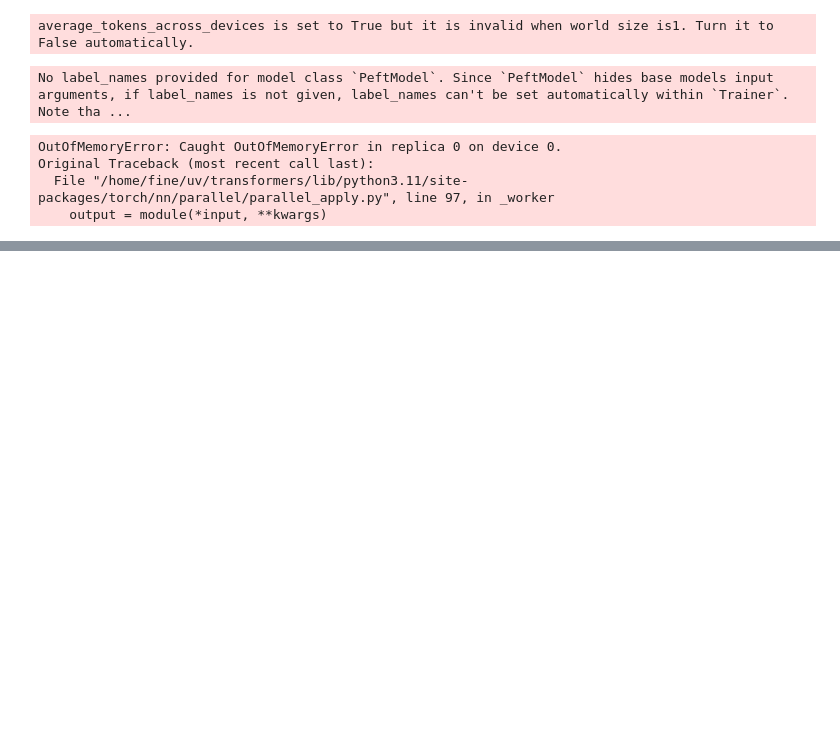
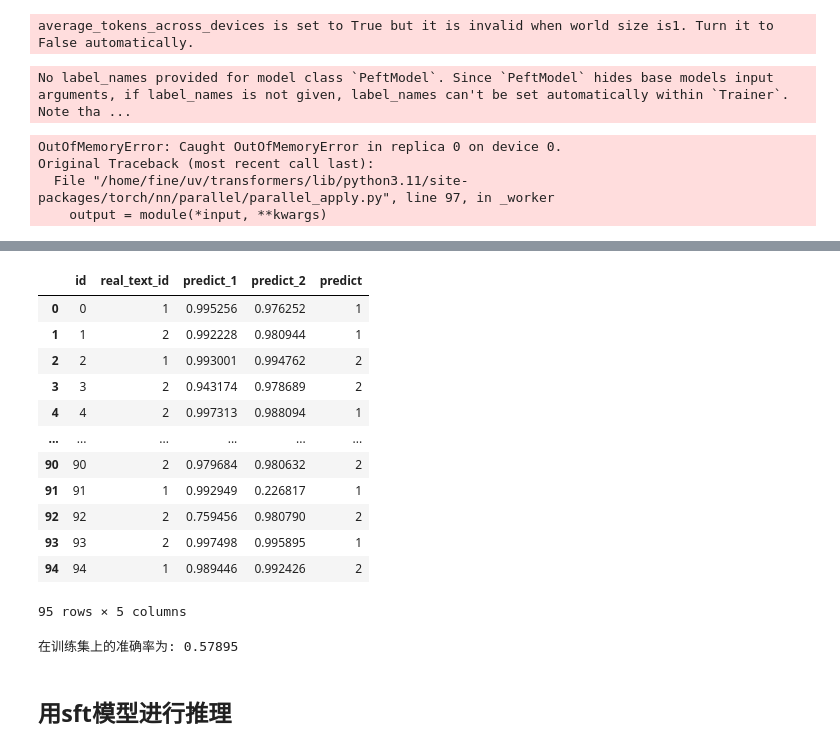
Before and after one commit to zhangdw156/fake-or-real, a Jupyter notebook: research.ipynb, the cells around one changed output, grey strips where cells are left out. Cells and saved outputs as stored; diff of their text form; code cells hidden in the pictures; blank space fills up the shorter version.

```diff
--- a/research.ipynb
+++ b/research.ipynb
@@ -248,0 +465,12 @@ trainer.save_model('model/sft/')
+# %%
+outpus_1=classifier(train_df_1['text'].tolist())
+outpus_2=classifier(train_df_2['text'].tolist())
+# %%
+predict_1 = [row[1]['score'] for row in outpus_1]
+predict_2 = [row[1]['score'] for row in outpus_2]
+# %%
+train_csv=pd.read_csv('data/train.csv')
+# %%
+train_csv['predict_1']=predict_1
+train_csv['predict_2']=predict_2
+train_csv
@@ -248,0 +491,28 @@ trainer.save_model('model/sft/')
+# %%
+import numpy as np
+
+# 当 predict_1 > predict_2 时为1，否则为2
+train_csv['predict'] = np.where(train_csv['predict_1'] > train_csv['predict_2'], 1, 2)
+train_csv
+# %% [output]
+|  | id | real_text_id | predict_1 | predict_2 | predict |
+| 0 | 0 | 1 | 0.995256 | 0.976252 | 1 |
+| 1 | 1 | 2 | 0.992228 | 0.980944 | 1 |
+| 2 | 2 | 1 | 0.993001 | 0.994762 | 2 |
+| 3 | 3 | 2 | 0.943174 | 0.978689 | 2 |
+| 4 | 4 | 2 | 0.997313 | 0.988094 | 1 |
+| ... | ... | ... | ... | ... | ... |
+| 90 | 90 | 2 | 0.979684 | 0.980632 | 2 |
+| 91 | 91 | 1 | 0.992949 | 0.226817 | 1 |
+| 92 | 92 | 2 | 0.759456 | 0.980790 | 2 |
+| 93 | 93 | 2 | 0.997498 | 0.995895 | 1 |
+| 94 | 94 | 1 | 0.989446 | 0.992426 | 2 |
+95 rows × 5 columns
+# %%
+train_csv['real_text_id']=train_csv['real_text_id'].astype(int)
+accuracy = (train_csv['real_text_id'] == train_csv['predict']).mean()
+print(f"在训练集上的准确率为: {accuracy:.5f}")
+# %% [output]
+在训练集上的准确率为: 0.57895
+# %% [markdown]
+## 用sft模型进行推理
```
Also changed, not shown: parts of 38 cells of this notebook, 30 other files.
